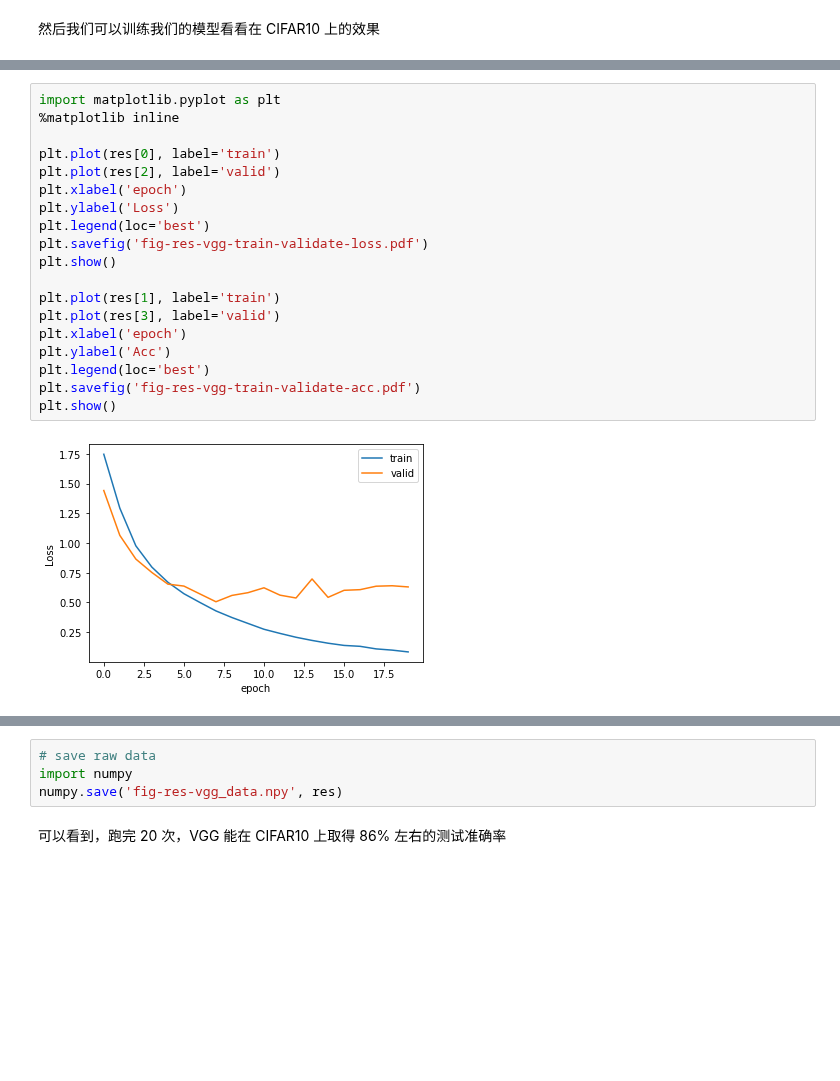
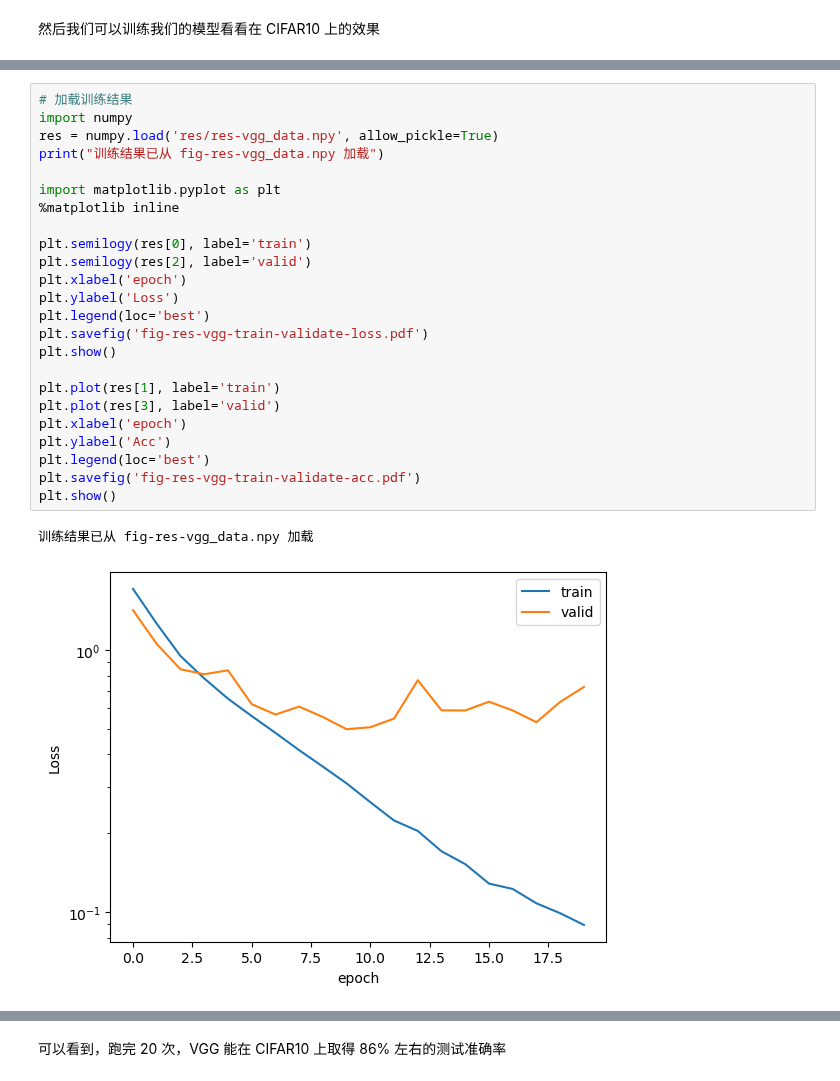
Before and after one commit to bushuhui/machinelearning_notebook, a Jupyter notebook: 7_deep_learning/1_CNN/04-vgg.ipynb, the cells around one changed output, grey strips where cells are left out. Saved outputs shown, nothing was run; the diff lists cells and outputs as text; blank space fills up the shorter version.

Commit message:
Update vgg googlenet result save/load

```diff
--- a/7_deep_learning/1_CNN/04-vgg.ipynb
+++ b/7_deep_learning/1_CNN/04-vgg.ipynb
@@ -197,21 +203,27 @@ res = train(net, train_data, test_data, 20, optimizer, criterion)
 # %%
+# 加载训练结果
+import numpy
+res = numpy.load('res/res-vgg_data.npy', allow_pickle=True)
+print("训练结果已从 fig-res-vgg_data.npy 加载")
+
 import matplotlib.pyplot as plt
 %matplotlib inline
 
-plt.plot(res[0], label='train')
-plt.plot(res[2], label='valid')
+plt.semilogy(res[0], label='train')
+plt.semilogy(res[2], label='valid')
 plt.xlabel('epoch')
 plt.ylabel('Loss')
 plt.legend(loc='best')
 plt.savefig('fig-res-vgg-train-validate-loss.pdf')
 plt.show()
 
 plt.plot(res[1], label='train')
 plt.plot(res[3], label='valid')
 plt.xlabel('epoch')
 plt.ylabel('Acc')
 plt.legend(loc='best')
 plt.savefig('fig-res-vgg-train-validate-acc.pdf')
 plt.show()
 # %% [output]
+训练结果已从 fig-res-vgg_data.npy 加载
-[figure, old version]
+[figure, new version]
@@ -219,7 +231,3 @@ plt.show()
-# %%
-# save raw data
-import numpy
-numpy.save('fig-res-vgg_data.npy', res)
 # %% [markdown]
 可以看到，跑完 20 次，VGG 能在 CIFAR10 上取得 86% 左右的测试准确率
 # %% [markdown]
```
Also changed, not shown: parts of 4 cells of this notebook, 8 other files.
